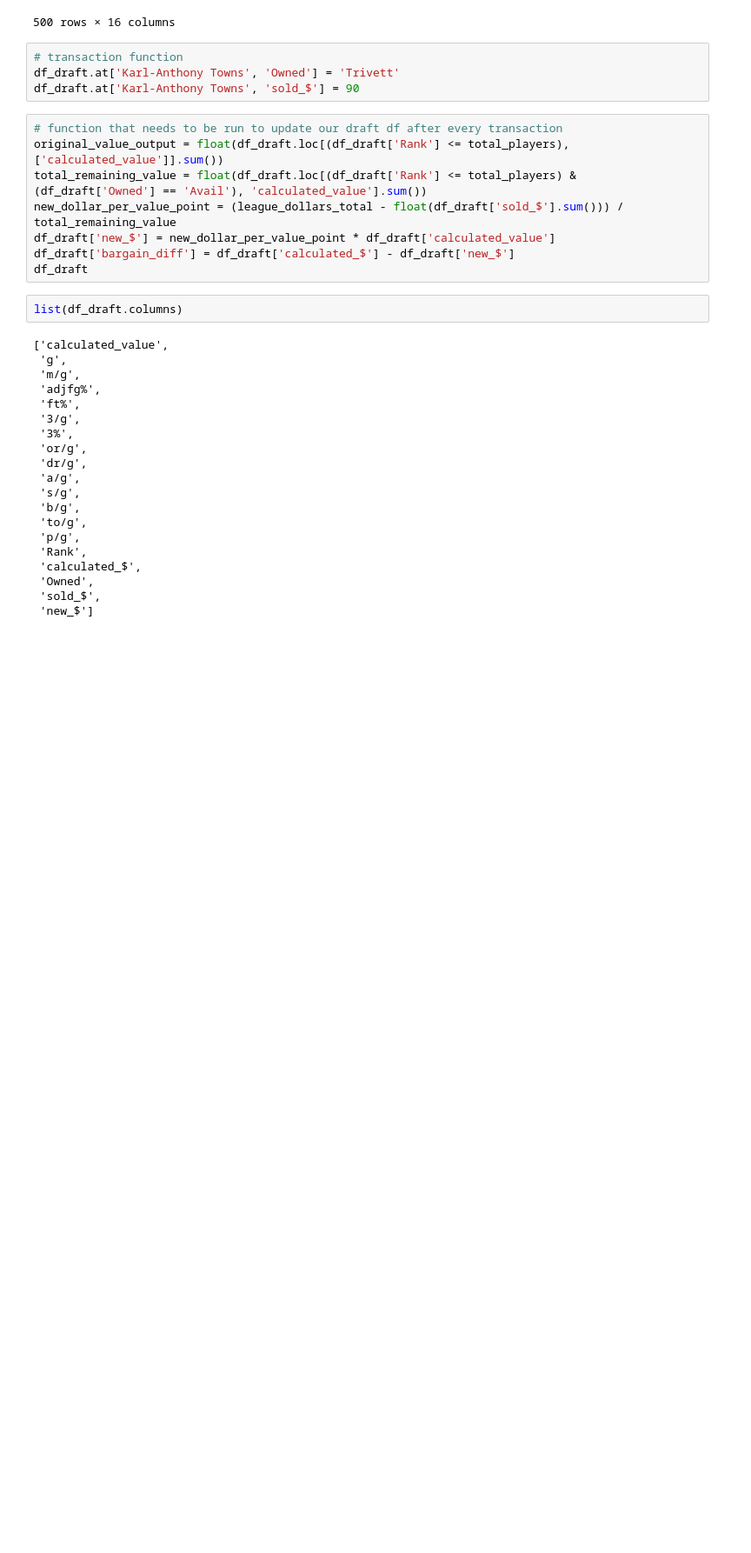
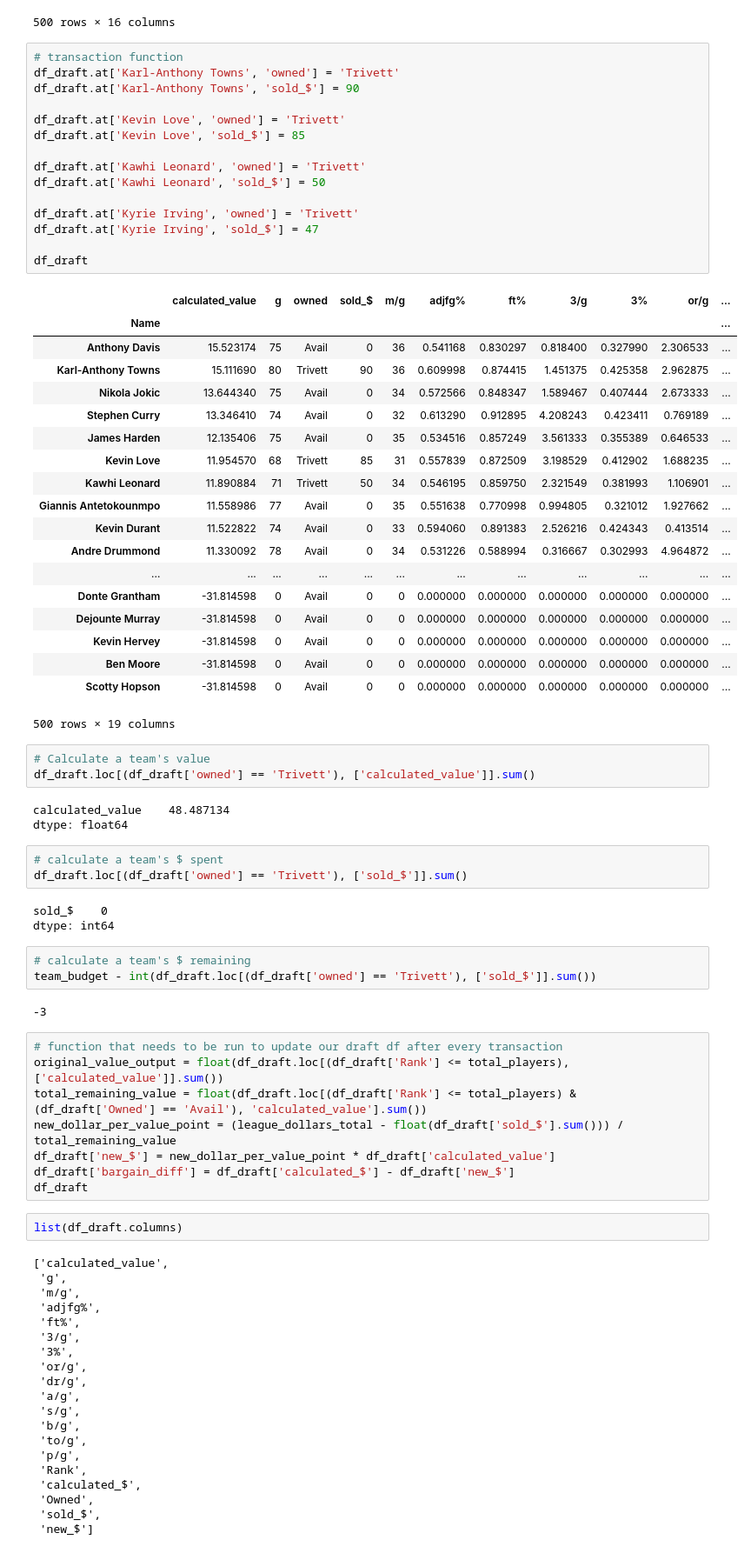
Before and after one commit to jjcaine/fantasy_bball, a Jupyter notebook: Fantasy Basketball Projected $ Values.ipynb, the cells around one changed output. Shown at 87% size. Cells and saved outputs as stored; diff of their text form; blank space fills up the shorter version.

```diff
--- a/Fantasy Basketball Projected $ Values.ipynb
+++ b/Fantasy Basketball Projected $ Values.ipynb
@@ -410,8 +410,56 @@ df_value
 500 rows × 16 columns
 # %%
 # transaction function
-df_draft.at['Karl-Anthony Towns', 'Owned'] = 'Trivett'
+df_draft.at['Karl-Anthony Towns', 'owned'] = 'Trivett'
 df_draft.at['Karl-Anthony Towns', 'sold_$'] = 90
+
+df_draft.at['Kevin Love', 'owned'] = 'Trivett'
+df_draft.at['Kevin Love', 'sold_$'] = 85
+
+df_draft.at['Kawhi Leonard', 'owned'] = 'Trivett'
+df_draft.at['Kawhi Leonard', 'sold_$'] = 50
+
+df_draft.at['Kyrie Irving', 'owned'] = 'Trivett'
+df_draft.at['Kyrie Irving', 'sold_$'] = 47
+
+df_draft
+# %% [output]
+|  | calculated_value | g | owned | sold_$ | m/g | adjfg% | ft% | 3/g | 3% | or/g | ... |
+| Name |  |  |  |  |  |  |  |  |  |  | ... |
+| Anthony Davis | 15.523174 | 75 | Avail | 0 | 36 | 0.541168 | 0.830297 | 0.818400 | 0.327990 | 2.306533 | ... |
+| Karl-Anthony Towns | 15.111690 | 80 | Trivett | 90 | 36 | 0.609998 | 0.874415 | 1.451375 | 0.425358 | 2.962875 | ... |
+| Nikola Jokic | 13.644340 | 75 | Avail | 0 | 34 | 0.572566 | 0.848347 | 1.589467 | 0.407444 | 2.673333 | ... |
+| Stephen Curry | 13.346410 | 74 | Avail | 0 | 32 | 0.613290 | 0.912895 | 4.208243 | 0.423411 | 0.769189 | ... |
+| James Harden | 12.135406 | 75 | Avail | 0 | 35 | 0.534516 | 0.857249 | 3.561333 | 0.355389 | 0.646533 | ... |
+| Kevin Love | 11.954570 | 68 | Trivett | 85 | 31 | 0.557839 | 0.872509 | 3.198529 | 0.412902 | 1.688235 | ... |
+| Kawhi Leonard | 11.890884 | 71 | Trivett | 50 | 34 | 0.546195 | 0.859750 | 2.321549 | 0.381993 | 1.106901 | ... |
+| Giannis Antetokounmpo | 11.558986 | 77 | Avail | 0 | 35 | 0.551638 | 0.770998 | 0.994805 | 0.321012 | 1.927662 | ... |
+| Kevin Durant | 11.522822 | 74 | Avail | 0 | 33 | 0.594060 | 0.891383 | 2.526216 | 0.424343 | 0.413514 | ... |
+| Andre Drummond | 11.330092 | 78 | Avail | 0 | 34 | 0.531226 | 0.588994 | 0.316667 | 0.302993 | 4.964872 | ... |
+| ... | ... | ... | ... | ... | ... | ... | ... | ... | ... | ... | ... |
+| Donte Grantham | -31.814598 | 0 | Avail | 0 | 0 | 0.000000 | 0.000000 | 0.000000 | 0.000000 | 0.000000 | ... |
+| Dejounte Murray | -31.814598 | 0 | Avail | 0 | 0 | 0.000000 | 0.000000 | 0.000000 | 0.000000 | 0.000000 | ... |
+| Kevin Hervey | -31.814598 | 0 | Avail | 0 | 0 | 0.000000 | 0.000000 | 0.000000 | 0.000000 | 0.000000 | ... |
+| Ben Moore | -31.814598 | 0 | Avail | 0 | 0 | 0.000000 | 0.000000 | 0.000000 | 0.000000 | 0.000000 | ... |
+| Scotty Hopson | -31.814598 | 0 | Avail | 0 | 0 | 0.000000 | 0.000000 | 0.000000 | 0.000000 | 0.000000 | ... |
+500 rows × 19 columns
+# %%
+# Calculate a team's value
+df_draft.loc[(df_draft['owned'] == 'Trivett'), ['calculated_value']].sum()
+# %% [output]
+calculated_value    48.487134
+dtype: float64
+# %%
+# calculate a team's $ spent
+df_draft.loc[(df_draft['owned'] == 'Trivett'), ['sold_$']].sum()
+# %% [output]
+sold_$    0
+dtype: int64
+# %%
+# calculate a team's $ remaining
+team_budget - int(df_draft.loc[(df_draft['owned'] == 'Trivett'), ['sold_$']].sum())
+# %% [output]
+-3
 # %%
 # function that needs to be run to update our draft df after every transaction
 original_value_output = float(df_draft.loc[(df_draft['Rank'] <= total_players), ['calculated_value']].sum())
```
Also changed, not shown: 5 other files.
